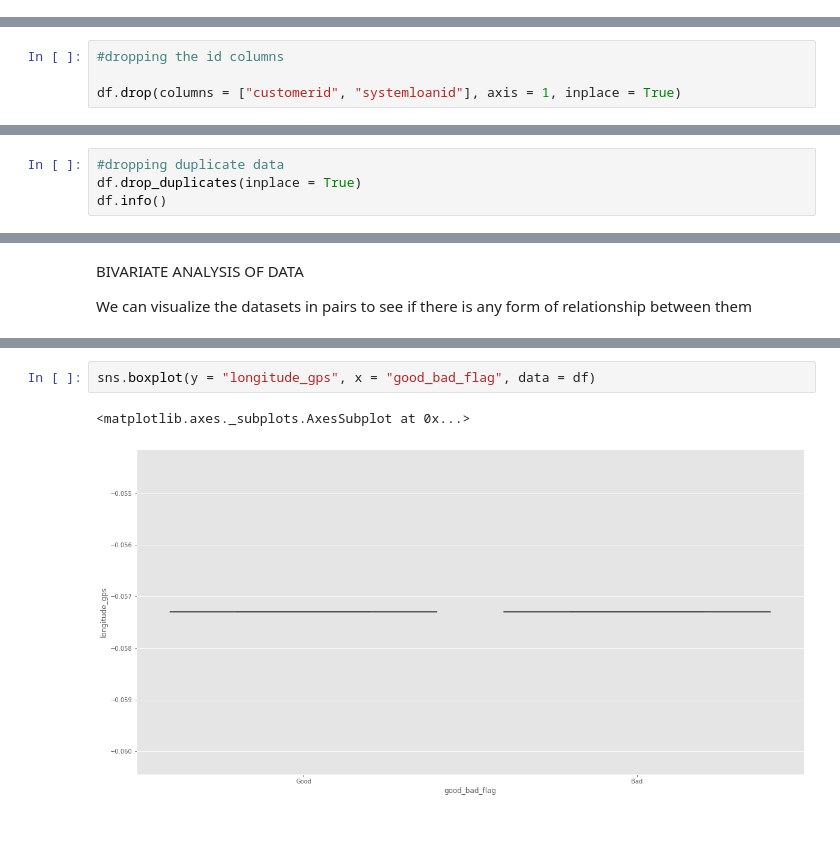
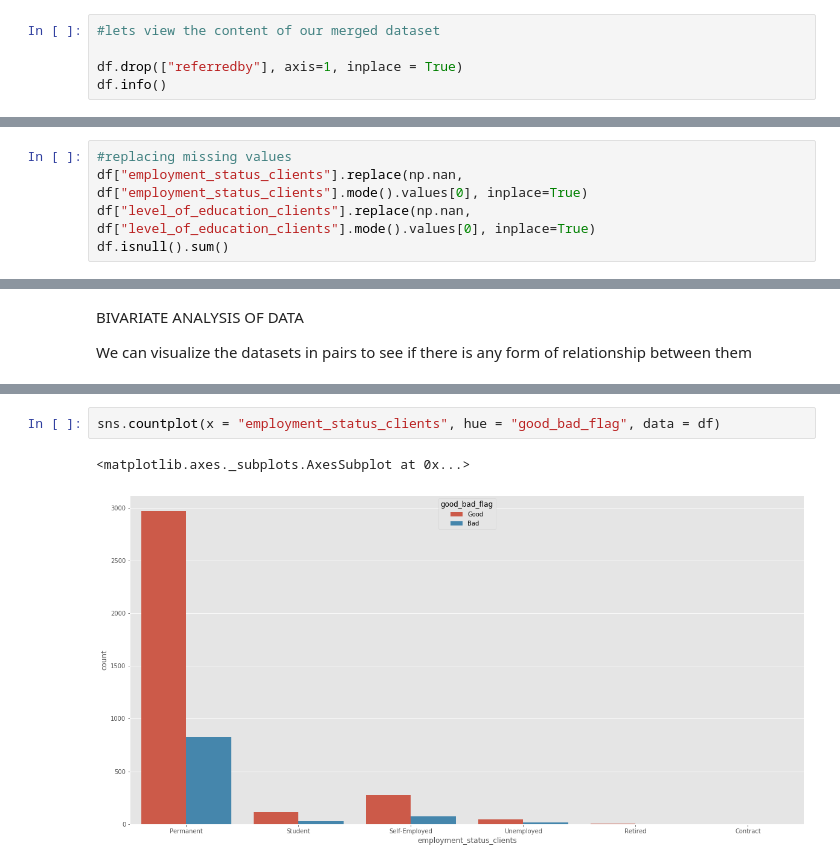
Before and after one commit to AI-fae/SCA-MP-C4-Assessments, a Jupyter notebook: Exploratory data analysis.ipynb, the cells around one changed output, grey strips where cells are left out. Saved outputs shown, nothing was run; the diff lists cells and outputs as text; blank space fills up the shorter version.

```diff
--- a/Exploratory data analysis.ipynb
+++ b/Exploratory data analysis.ipynb
@@ -73,0 +170,5 @@ memory usage: 4.5+ MB
+# %%
+#lets view the content of our merged dataset
+
+df.drop(["referredby"], axis=1, inplace = True)
+df.info()
@@ -168,4 +296,0 @@ memory usage: 7.0+ MB
-# %%
-#dropping the id columns
-
-df.drop(columns = ["customerid", "systemloanid"], axis = 1, inplace = True)
@@ -273,0 +322,5 @@ df
+# %%
+#replacing missing values
+df["employment_status_clients"].replace(np.nan, df["employment_status_clients"].mode().values[0], inplace=True)
+df["level_of_education_clients"].replace(np.nan, df["level_of_education_clients"].mode().values[0], inplace=True)
+df.isnull().sum()
@@ -338,4 +398,0 @@ sum of duplicates = 3448
-# %%
-#dropping duplicate data
-df.drop_duplicates(inplace = True)
-df.info()
@@ -379,5 +418,5 @@ sns.boxplot(y = "totaldue", x = "good_bad_flag", data = df)
 # %%
-sns.boxplot(y = "longitude_gps", x = "good_bad_flag", data = df)
+sns.countplot(x = "employment_status_clients", hue = "good_bad_flag", data = df)
 # %% [output]
 <matplotlib.axes._subplots.AxesSubplot at 0x...>
-[figure, old version]
+[figure, new version]
```
Also changed, not shown: parts of 40 cells of this notebook.
